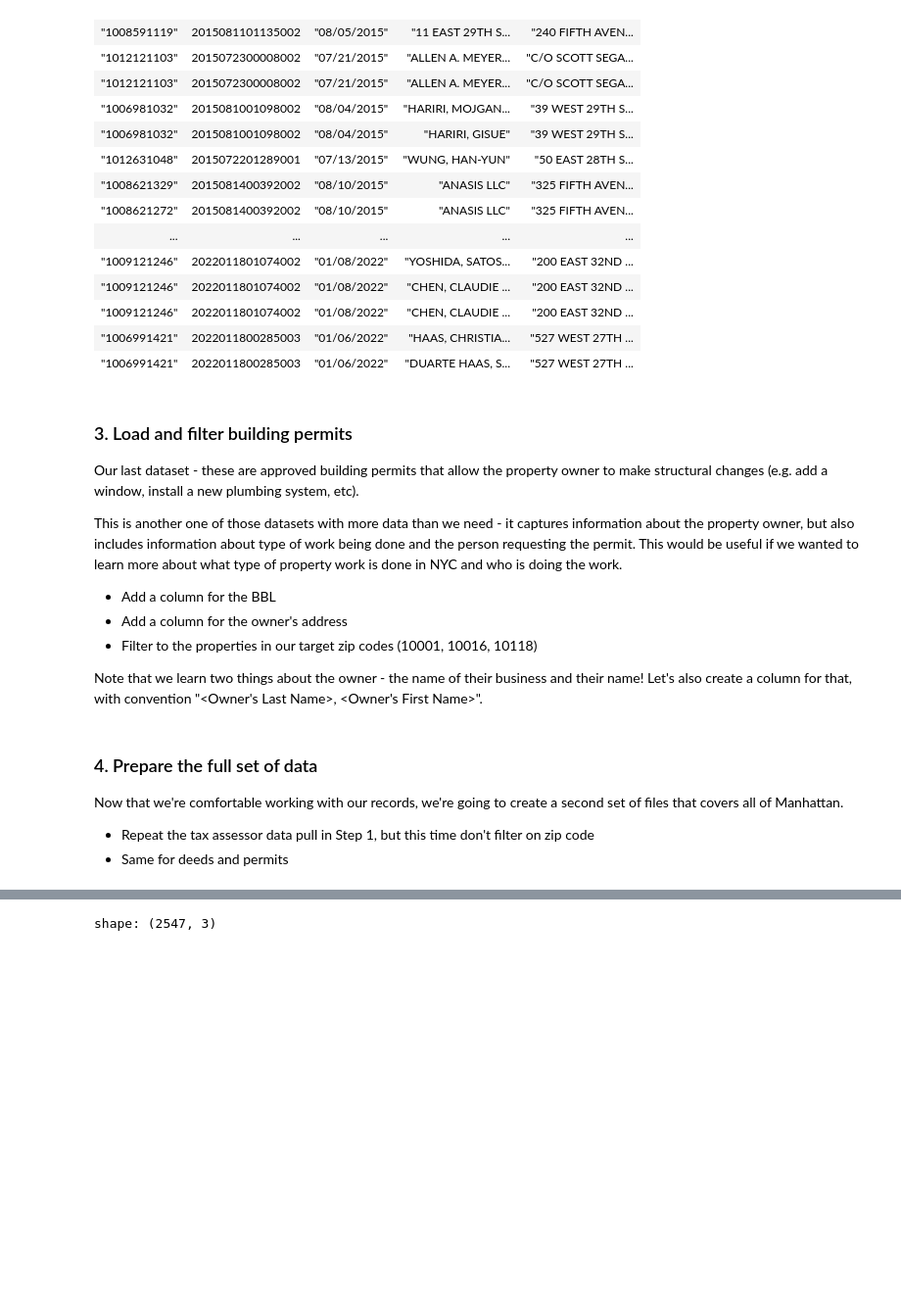
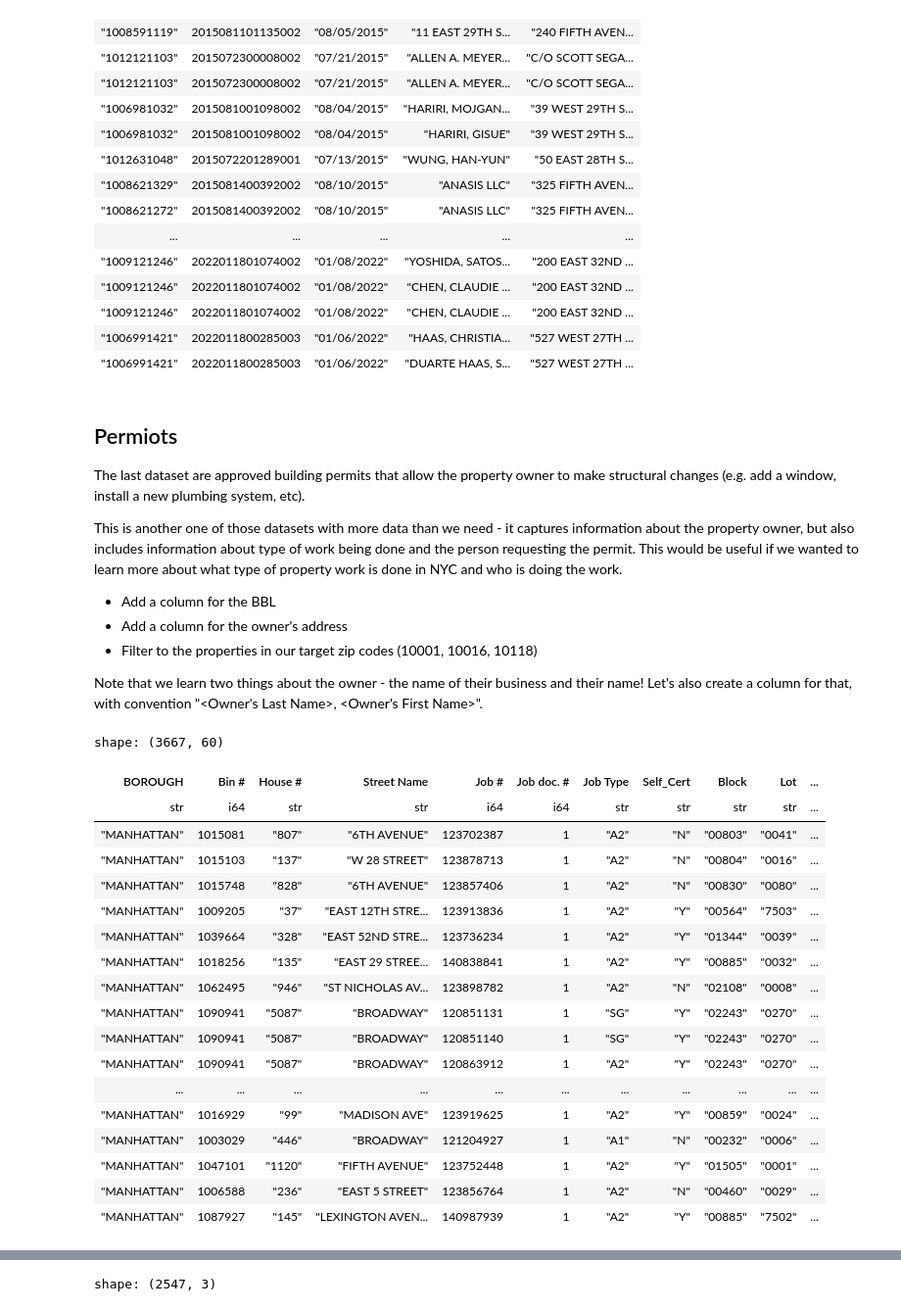
Before and after one commit to qiushiyan/nyc-properties-knowledge-graph, a Jupyter notebook: notebooks/wrangle.ipynb, the cells around one changed output, grey strips where cells are left out. Shown: that part at 98% size. Drawn from its saved outputs; the diff is of its cells as text; code cells hidden in the pictures; blank space fills up the shorter version.

```diff
--- a/notebooks/wrangle.ipynb
+++ b/notebooks/wrangle.ipynb
@@ -165,9 +159,9 @@ shape: (10845, 5)
 # %%
 deed_small.write_csv(FINAL_SMALL_DEED_DATA_CSV)
 # %% [markdown]
-### 3. Load and filter building permits
+## Permiots
 
-Our last dataset - these are approved building permits that allow the property owner to make structural changes (e.g. add a window, install a new plumbing system, etc).
+The last dataset are approved building permits that allow the property owner to make structural changes (e.g. add a window, install a new plumbing system, etc).
 
 This is another one of those datasets with more data than we need - it captures information about the property owner, but also includes information about type of work being done and the person requesting the permit. This would be useful if we wanted to learn more about what type of property work is done in NYC and who is doing the work.
 
@@ -202,10 +196,33 @@ permit_small = (pl
 )
 # %%
 permit_small.write_csv(FINAL_SMALL_PERMIT_DATA_CSV)
-# %% [markdown]
-### 4. Prepare the full set of data
-
-Now that we're comfortable working with our records, we're going to create a second set of files that covers all of Manhattan.
-
-* Repeat the tax assessor data pull in Step 1, but this time don't filter on zip code
-* Same for deeds and permits
+# %%
+(pl
+.read_csv(INPUT_PERMIT_DATA_CSV, ignore_errors=True)
+.unique()
+.filter(pl.col("Owner's House Zip Code").is_in([10001, 10016, 10118]))
+.with_columns(
+    BOROUGH = pl.col("BOROUGH").cast(str),
+    Block = pl.col("Block").cast(str).str.zfill(5),
+    Lot = pl.col("Lot").cast(str).str.zfill(4),
+))
+# %% [output]
+shape: (3667, 60)
+| BOROUGH | Bin # | House # | Street Name | Job # | Job doc. # | Job Type | Self_Cert | Block | Lot | ... |
+| str | i64 | str | str | i64 | i64 | str | str | str | str | ... |
+| "MANHATTAN" | 1015081 | "807" | "6TH AVENUE" | 123702387 | 1 | "A2" | "N" | "00803" | "0041" | ... |
+| "MANHATTAN" | 1015103 | "137" | "W 28 STREET" | 123878713 | 1 | "A2" | "N" | "00804" | "0016" | ... |
+| "MANHATTAN" | 1015748 | "828" | "6TH AVENUE" | 123857406 | 1 | "A2" | "N" | "00830" | "0080" | ... |
+| "MANHATTAN" | 1009205 | "37" | "EAST 12TH STRE... | 123913836 | 1 | "A2" | "Y" | "00564" | "7503" | ... |
+| "MANHATTAN" | 1039664 | "328" | "EAST 52ND STRE... | 123736234 | 1 | "A2" | "Y" | "01344" | "0039" | ... |
+| "MANHATTAN" | 1018256 | "135" | "EAST 29 STREE... | 140838841 | 1 | "A2" | "Y" | "00885" | "0032" | ... |
+| "MANHATTAN" | 1062495 | "946" | "ST NICHOLAS AV... | 123898782 | 1 | "A2" | "N" | "02108" | "0008" | ... |
+| "MANHATTAN" | 1090941 | "5087" | "BROADWAY" | 120851131 | 1 | "SG" | "Y" | "02243" | "0270" | ... |
+| "MANHATTAN" | 1090941 | "5087" | "BROADWAY" | 120851140 | 1 | "SG" | "Y" | "02243" | "0270" | ... |
+| "MANHATTAN" | 1090941 | "5087" | "BROADWAY" | 120863912 | 1 | "A2" | "Y" | "02243" | "0270" | ... |
+| ... | ... | ... | ... | ... | ... | ... | ... | ... | ... | ... |
+| "MANHATTAN" | 1016929 | "99" | "MADISON AVE" | 123919625 | 1 | "A2" | "Y" | "00859" | "0024" | ... |
+| "MANHATTAN" | 1003029 | "446" | "BROADWAY" | 121204927 | 1 | "A1" | "N" | "00232" | "0006" | ... |
+| "MANHATTAN" | 1047101 | "1120" | "FIFTH AVENUE" | 123752448 | 1 | "A2" | "Y" | "01505" | "0001" | ... |
+| "MANHATTAN" | 1006588 | "236" | "EAST 5 STREET" | 123856764 | 1 | "A2" | "N" | "00460" | "0029" | ... |
+| "MANHATTAN" | 1087927 | "145" | "LEXINGTON AVEN... | 140987939 | 1 | "A2" | "Y" | "00885" | "7502" | ... |
```
Also changed, not shown: parts of 5 cells of this notebook, 30 other files.
